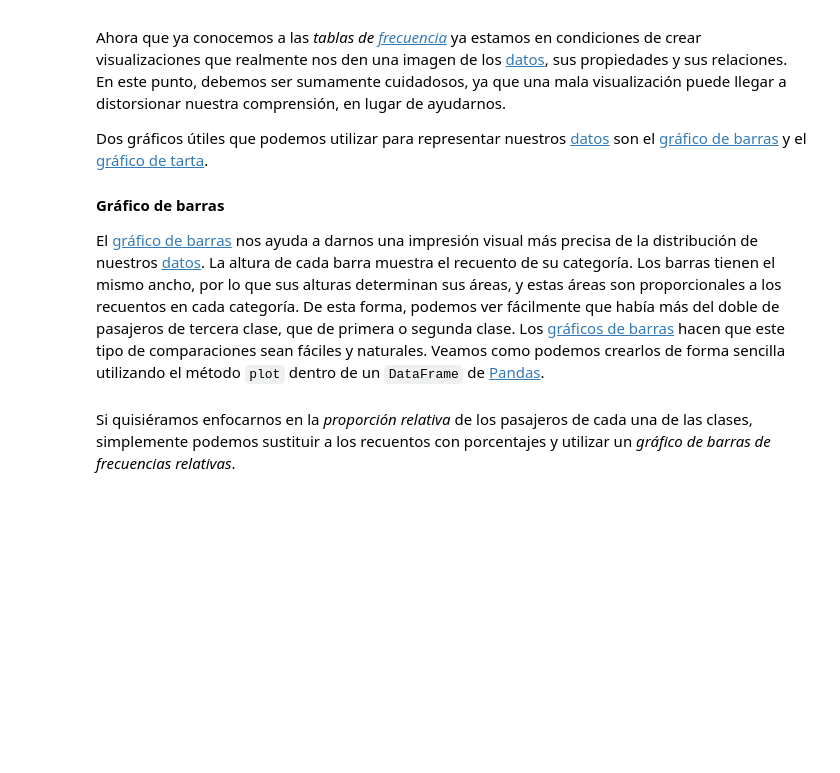
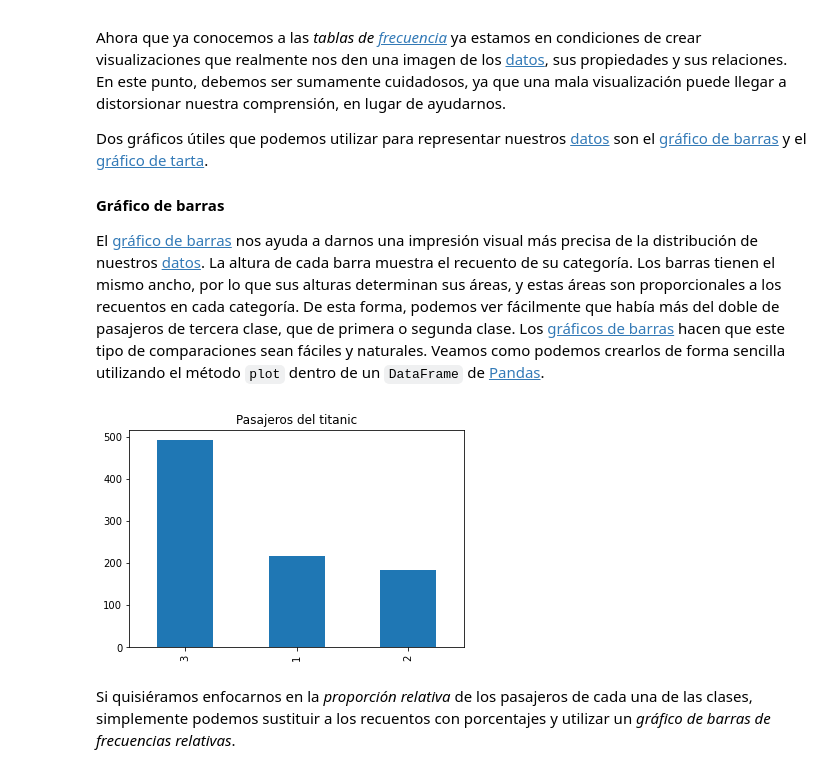
Before and after one commit to gdesirena/Aprendizaje_Automatico_Avanzado, a Jupyter notebook: Introducción/Notebooks_Clase/03_Preprocesamiento y Exploración de Datos.ipynb, the cells around one changed output. Cells and saved outputs as stored; diff of their text form; code cells hidden in the pictures; blank space fills up the shorter version.

```diff
--- a/Introducción/Notebooks_Clase/03_Preprocesamiento y Exploración de Datos.ipynb
+++ b/Introducción/Notebooks_Clase/03_Preprocesamiento y Exploración de Datos.ipynb
@@ -207,0 +213,3 @@ El siguiente [dataset](https://es.wikipedia.org/wiki/Conjunto_de_datos) proporci
+# %%
+titanic_df = pd.read_csv('Data/titanic.csv')
+titanic_df.head(10)
@@ -234,6 +327,9 @@ Dos gráficos útiles que podemos utilizar para representar nuestros [datos](htt
 El [gráfico de barras](https://es.wikipedia.org/wiki/Diagrama_de_barras) nos ayuda a darnos una impresión visual más precisa de la distribución de nuestros [datos](https://es.wikipedia.org/wiki/Dato). La altura de cada barra muestra el recuento de su categoría. Los barras tienen el  mismo ancho, por lo que sus alturas determinan sus áreas, y estas áreas son proporcionales a los recuentos en cada categoría. De esta forma, podemos ver fácilmente que había más del doble de pasajeros de tercera clase, que de primera o segunda clase. Los [gráficos de barras](https://es.wikipedia.org/wiki/Diagrama_de_barras) hacen que este tipo de comparaciones sean fáciles y naturales. Veamos como podemos crearlos de forma sencilla utilizando el método `plot` dentro de un `DataFrame` de [Pandas](http://pandas.pydata.org/).
 # %%
 # Gráfico de barras de pasajeros del Titanic
+plot = titanic_df['Pclass'].value_counts().plot(kind='bar', title='Pasajeros del titanic')
+# %% [output]
+[figure, added]
 # %% [markdown]
 Si quisiéramos enfocarnos en la *proporción relativa* de los pasajeros de cada una de las clases, simplemente podemos sustituir a los recuentos con porcentajes y utilizar un *gráfico de barras de frecuencias relativas*.
 # %%
```
Also changed, not shown: parts of 14 cells of this notebook, 2 other files.
